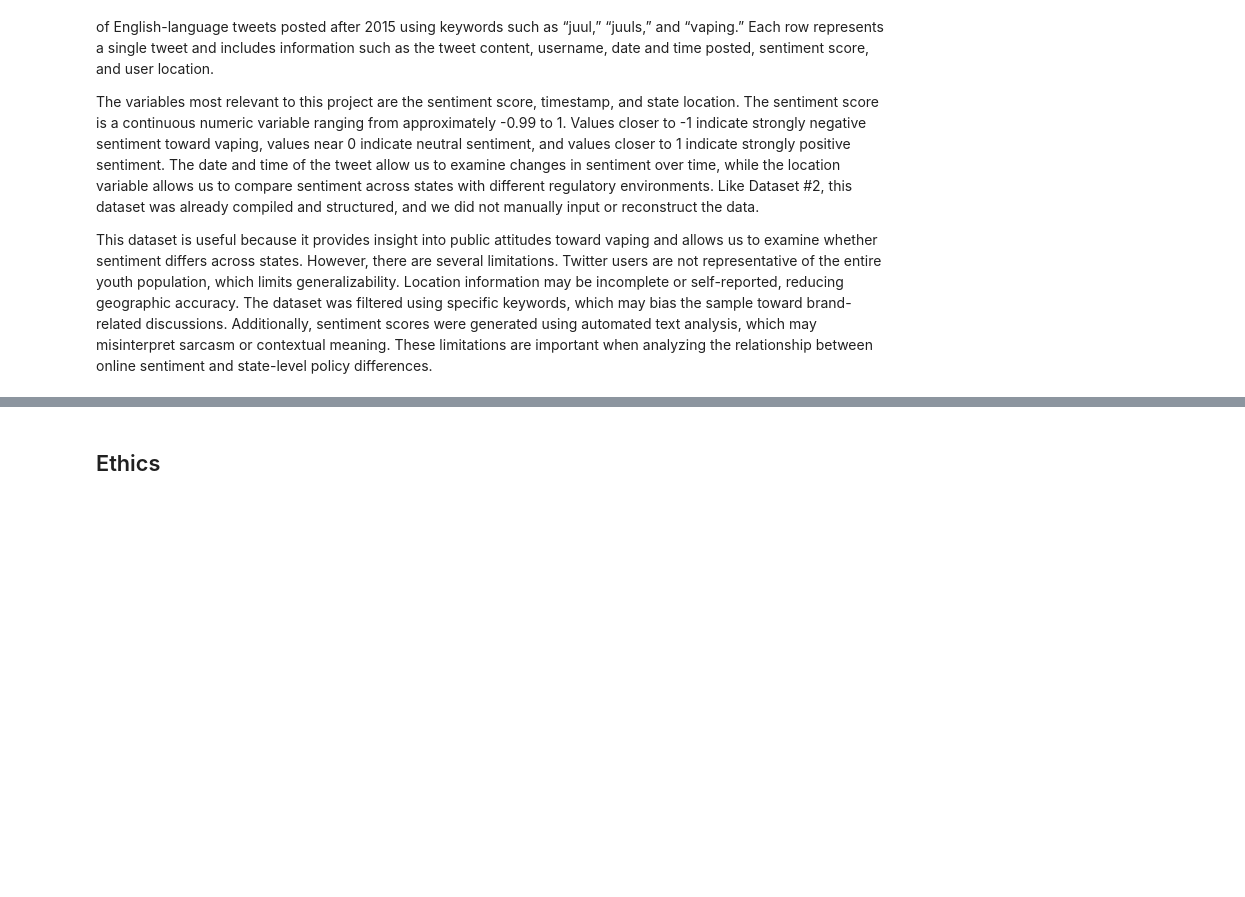
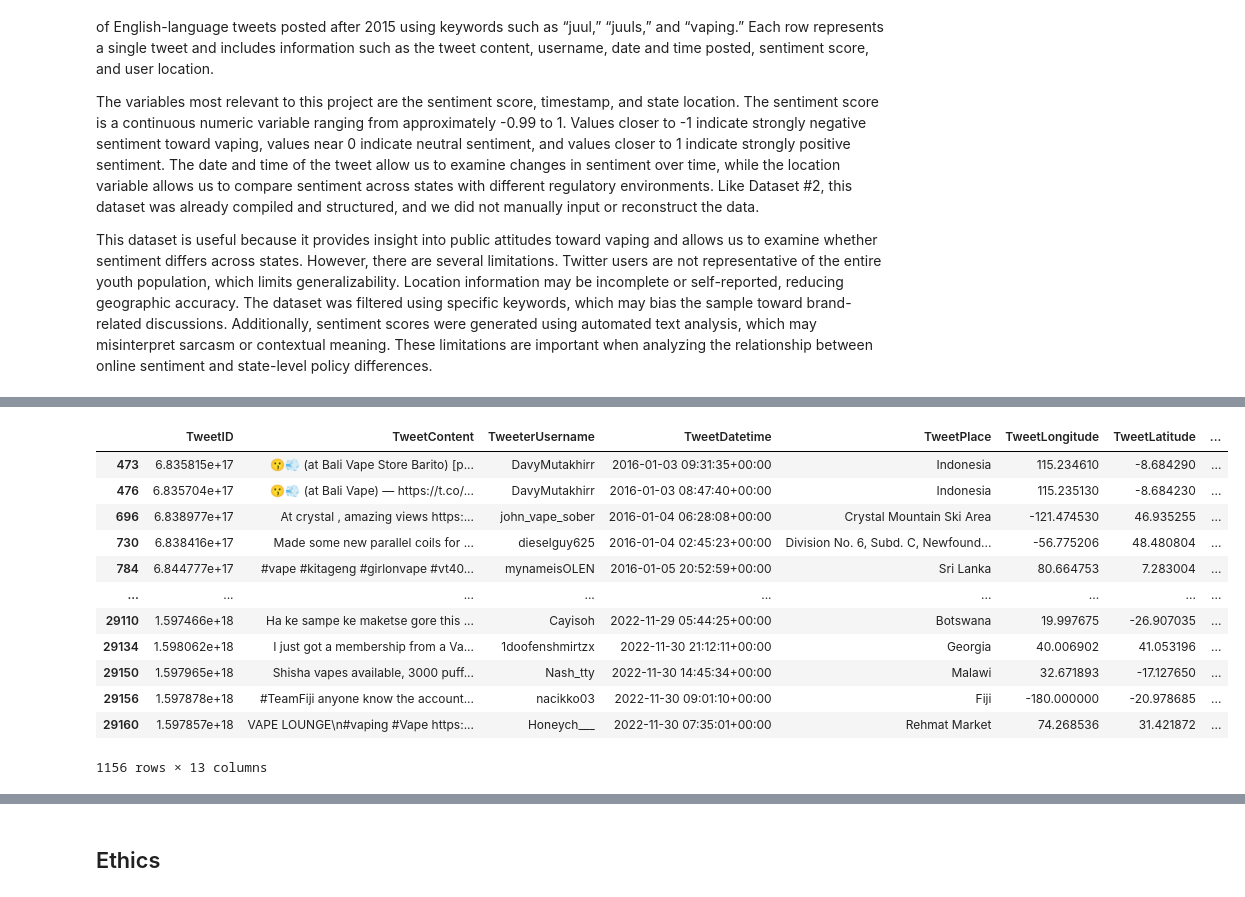
Before and after one commit to COGS108/Group103_WI26, a Jupyter notebook: 01-DataCheckpoint.ipynb, the cells around one changed output, grey strips where cells are left out. Cells and saved outputs as stored; diff of their text form; code cells hidden in the pictures; blank space fills up the shorter version.

```diff
--- a/01-DataCheckpoint.ipynb
+++ b/01-DataCheckpoint.ipynb
@@ -180,3 +550,9 @@ The variables most relevant to this project are the sentiment score, timestamp,
 This dataset is useful because it provides insight into public attitudes toward vaping and allows us to examine whether sentiment differs across states. However, there are several limitations. Twitter users are not representative of the entire youth population, which limits generalizability. Location information may be incomplete or self-reported, reducing geographic accuracy. The dataset was filtered using specific keywords, which may bias the sample toward brand-related discussions. Additionally, sentiment scores were generated using automated text analysis, which may misinterpret sarcasm or contextual meaning. These limitations are important when analyzing the relationship between online sentiment and state-level policy differences.
 # %%
 ## YOUR CODE TO LOAD/CLEAN/TIDY/WRANGLE THE DATA GOES HERE
+
+# Load the dataset from data/00-raw/
+tweet_data = pd.read_csv("data/00-raw/dataset3.csv", index_col=0)
+
+# View the dataset
+tweet_data.head()
@@ -182,0 +621,18 @@ This dataset is useful because it provides insight into public attitudes toward
+# %%
+# Now lets investigate the data that has missing values in TweetState
+missing_state_data = tweet_data[tweet_data['TweetState'].isna()]
+missing_state_data
+# %% [output]
+|  | TweetID | TweetContent | TweeterUsername | TweetDatetime | TweetPlace | TweetLongitude | TweetLatitude | ... |
+| 473 | 6.835815e+17 | 😗💨 (at Bali Vape Store Barito) [p... | DavyMutakhirr | 2016-01-03 09:31:35+00:00 | Indonesia | 115.234610 | -8.684290 | ... |
+| 476 | 6.835704e+17 | 😗💨 (at Bali Vape) — https://t.co/... | DavyMutakhirr | 2016-01-03 08:47:40+00:00 | Indonesia | 115.235130 | -8.684230 | ... |
+| 696 | 6.838977e+17 | At crystal , amazing views https:... | john_vape_sober | 2016-01-04 06:28:08+00:00 | Crystal Mountain Ski Area | -121.474530 | 46.935255 | ... |
+| 730 | 6.838416e+17 | Made some new parallel coils for ... | dieselguy625 | 2016-01-04 02:45:23+00:00 | Division No. 6, Subd. C, Newfound... | -56.775206 | 48.480804 | ... |
+| 784 | 6.844777e+17 | #vape #kitageng #girlonvape #vt40... | mynameisOLEN | 2016-01-05 20:52:59+00:00 | Sri Lanka | 80.664753 | 7.283004 | ... |
+| ... | ... | ... | ... | ... | ... | ... | ... | ... |
+| 29110 | 1.597466e+18 | Ha ke sampe ke maketse gore this ... | Cayisoh | 2022-11-29 05:44:25+00:00 | Botswana | 19.997675 | -26.907035 | ... |
+| 29134 | 1.598062e+18 | I just got a membership from a Va... | 1doofenshmirtzx | 2022-11-30 21:12:11+00:00 | Georgia | 40.006902 | 41.053196 | ... |
+| 29150 | 1.597965e+18 | Shisha vapes available, 3000 puff... | Nash_tty | 2022-11-30 14:45:34+00:00 | Malawi | 32.671893 | -17.127650 | ... |
+| 29156 | 1.597878e+18 | #TeamFiji anyone know the account... | nacikko03 | 2022-11-30 09:01:10+00:00 | Fiji | -180.000000 | -20.978685 | ... |
+| 29160 | 1.597857e+18 | VAPE LOUNGE\n#vaping #Vape https:... | Honeych___ | 2022-11-30 07:35:01+00:00 | Rehmat Market | 74.268536 | 31.421872 | ... |
+1156 rows × 13 columns
```
Also changed, not shown: parts of 41 cells of this notebook, 1 other file.
